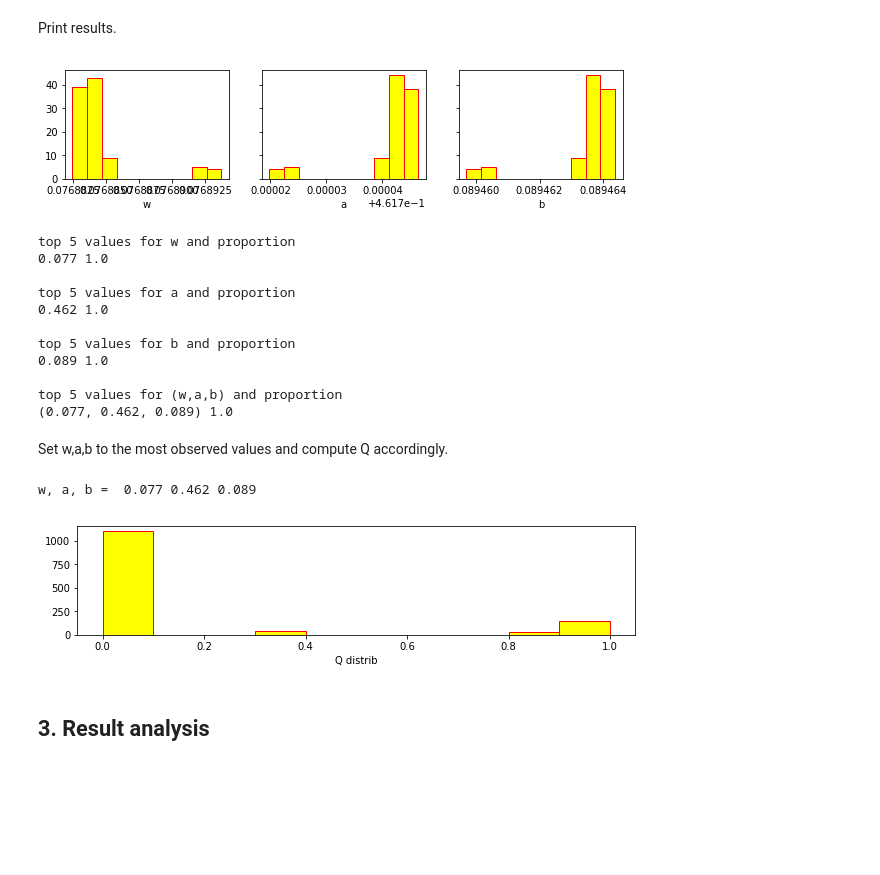
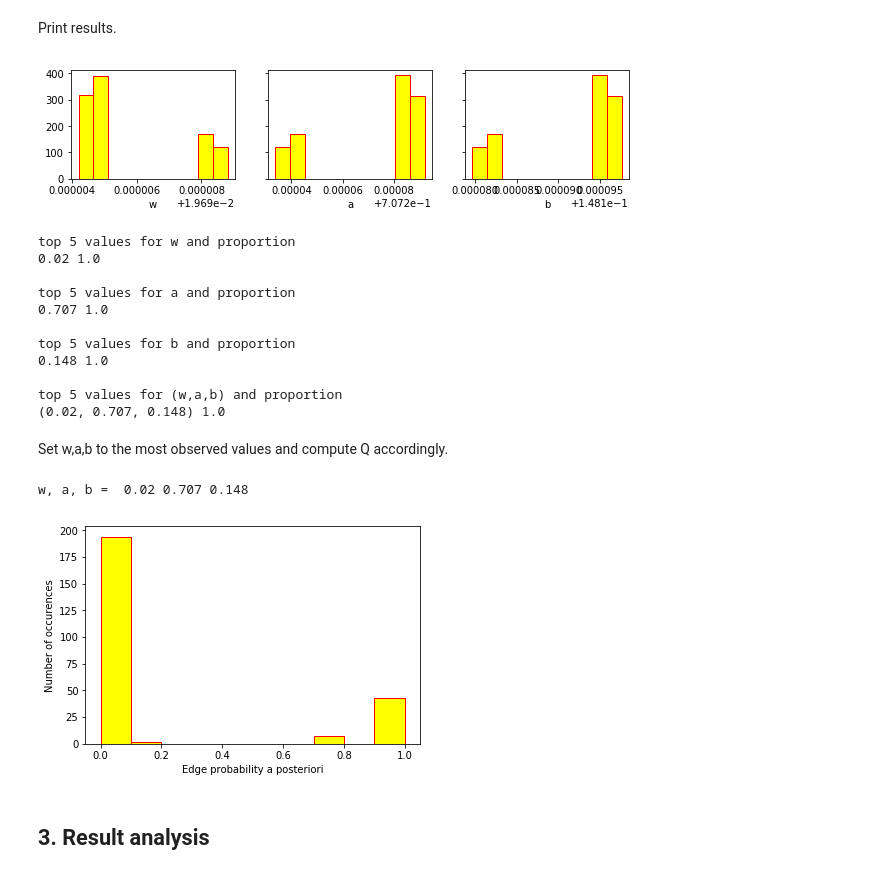
Before and after one commit to yokaiAG/Stage2019, a Jupyter notebook: Code/Newman_scalable_adaptiveW.ipynb, the cells around one changed output. Cells and saved outputs as stored; diff of their text form; code cells hidden in the pictures; blank space fills up the shorter version.

```diff
--- a/Code/Newman_scalable_adaptiveW.ipynb
+++ b/Code/Newman_scalable_adaptiveW.ipynb
@@ -16,3 +14,6 @@ trace_path = "../Datasets/trace_newmanTest.txt"
+# %%
+trace_path = "../Datasets/Newman/trace_rand+sparse.txt"
+graph_path = "../Datasets/Newman/leadgraph_rand+sparse.txt"
 # %% [markdown]
 Get authors.
 # %%
@@ -95,7 +96,7 @@ N = {u: max(flatten(E)) for u in E}
 Choose parameters.
 # %%
 eps = 0.001
-repetitions = 100
+repetitions = 1000
 max_iter = 100
 verbose = False
 # %% [markdown]
@@ -103,6 +104,7 @@ Proceed NEW VERSION SPARSE.
 # %%
 # at each repetition we save the values of w, a and b
 results = {'w':list(), 'a':list(), 'b':list()}
+log_like = 0
 
 start = time()
 for k in range(repetitions):
@@ -114,6 +116,9 @@ for k in range(repetitions):
         w = random.uniform(0, 0.2)
         a = random.uniform(0.5, 1)
         b = random.uniform(0, 0.5)
+#         w = random.random()
+#         a = random.random()
+#         b = random.random()
         if verbose:
             print("init values ", w, a, b)
             print()
@@ -123,8 +128,10 @@ for k in range(repetitions):
 
             # print state
             sys.stdout.flush()
-            sys.stdout.write("repetition {}/{} --- iteration {}/{} --- elapsed time {:.3f}\r"
-                             .format(k+1, repetitions, l+1, max_iter, time()-start))
+#             sys.stdout.write("repetition {}/{} --- iteration {}/{} --- elapsed time {:.3f}\r"
+#                              .format(k+1, repetitions, l+1, max_iter, time()-start))
+            sys.stdout.write("repetition {}/{} --- elapsed time {:.3f}\r"
+                             .format(k+1, repetitions, time()-start))
 
             old_w, old_a, old_b = w, a, b
 
@@ -216,43 +223,46 @@ for x in valcount[:5]:
     print(x[0], x[1])
 print()
 # %% [output]
-[figure, old version]
+[figure, new version]
 top 5 values for w and proportion
-0.077 1.0
+0.02 1.0
 
 top 5 values for a and proportion
-0.462 1.0
+0.707 1.0
 
 top 5 values for b and proportion
-0.089 1.0
+0.148 1.0
 
 top 5 values for (w,a,b) and proportion
-(0.077, 0.462, 0.089) 1.0
+(0.02, 0.707, 0.148) 1.0
 # %% [markdown]
 Set w,a,b to the most observed values and compute Q accordingly.
 # %%
 w, a, b = max([(v, val.count(v)/len(val)) for v in set(val)], key=itemgetter(1))[0]
 
 # compute Q
 Q = dict()
 for i in E:
     ni = N[i]
     Q[i] = dict()
     for j in E[i]:
         eij = E[i][j]
         qij = w * a**eij * (1-a)**(ni-eij)
         qij /= w * a**eij * (1-a)**(ni-eij) + (1-w) * b**eij * (1-b)**(ni-eij)
         Q[i][j] = qij
 
 # plot
 print("w, a, b = ", w,a,b)
+plt.rcParams["figure.figsize"] = [6,4]
 plt.hist(flatten(Q), facecolor='yellow', edgecolor='red')
-plt.xlabel("Q distrib")
+plt.xlabel("Edge probability a posteriori")
+plt.ylabel("Number of occurences")
+# plt.savefig("Q_distrib.pdf")
 plt.show()
 plt.close()
 # %% [output]
-w, a, b =  0.077 0.462 0.089
+w, a, b =  0.02 0.707 0.148
-[figure, old version]
+[figure, new version]
 # %% [markdown]
 ## 3. Result analysis
 # %% [markdown]
```
Also changed, not shown: parts of 10 cells of this notebook, 3 other files.
